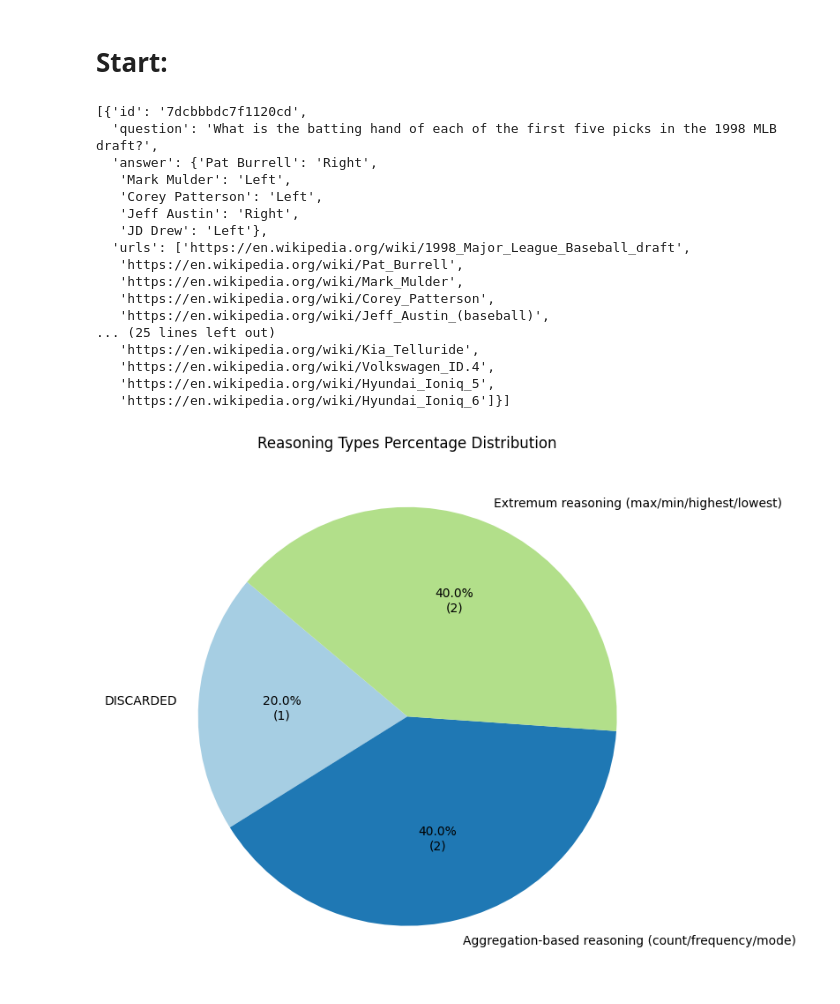
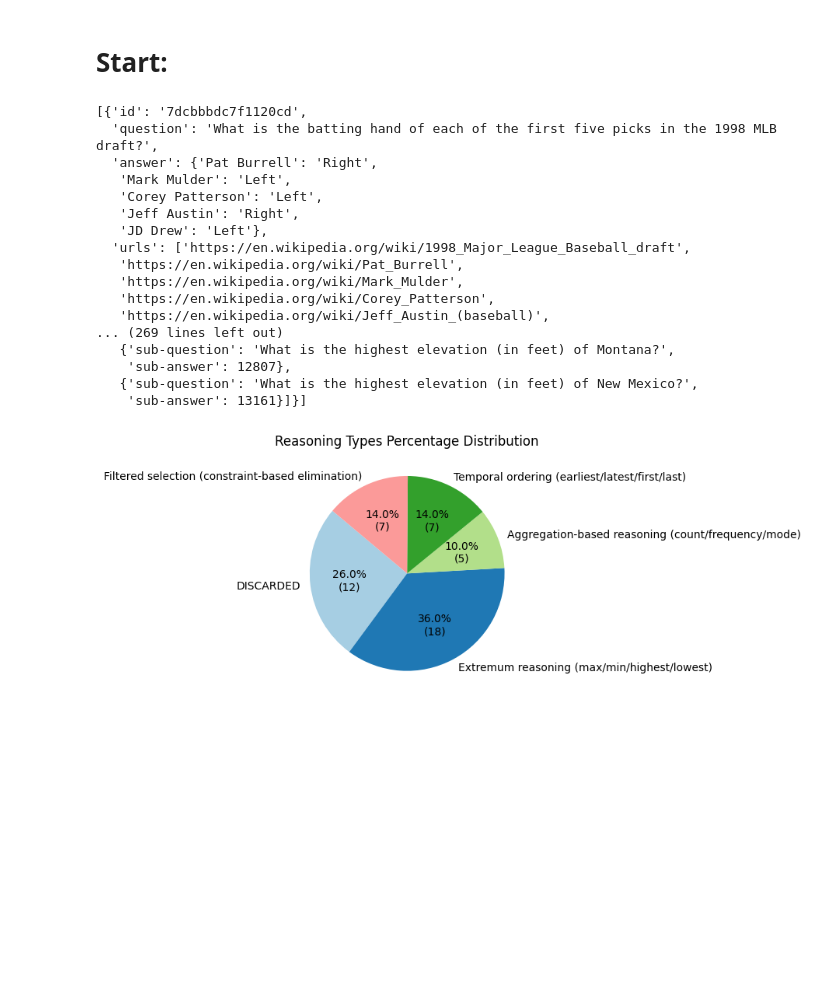
Before and after one commit to danielhk753/CLECK, a Jupyter notebook: notebooks/create_dataset.ipynb, the cells around one changed output. Drawn from its saved outputs; the diff is of its cells as text; code cells hidden in the pictures; blank space fills up the shorter version.

```diff
--- a/notebooks/create_dataset.ipynb
+++ b/notebooks/create_dataset.ipynb
@@ -39,7 +39,7 @@ from knowledge_maze.create_dataset.seed_dataset import get_combined_transformed_
 
 seed_data = get_combined_transformed_datasets()
 # %%
-seed_data[:3]
+seed_data[:10]
 # %% [output]
 [{'id': '7dcbbbdc7f1120cd',
   'question': 'What is the batting hand of each of the first five picks in the 1998 MLB draft?',
@@ -53,14 +53,14 @@ seed_data[:3]
    'https://en.wikipedia.org/wiki/Mark_Mulder',
    'https://en.wikipedia.org/wiki/Corey_Patterson',
    'https://en.wikipedia.org/wiki/Jeff_Austin_(baseball)',
-... (25 lines left out)
-   'https://en.wikipedia.org/wiki/Kia_Telluride',
-   'https://en.wikipedia.org/wiki/Volkswagen_ID.4',
-   'https://en.wikipedia.org/wiki/Hyundai_Ioniq_5',
-   'https://en.wikipedia.org/wiki/Hyundai_Ioniq_6']}]
+... (269 lines left out)
+   {'sub-question': 'What is the highest elevation (in feet) of Montana?',
+    'sub-answer': 12807},
+   {'sub-question': 'What is the highest elevation (in feet) of New Mexico?',
+    'sub-answer': 13161}]}]
 # %%
 from knowledge_maze.create_dataset.prepare_questions import transform_question_to_specific
 
-new_dat = await transform_question_to_specific(seed_data[:5])
+new_dat = await transform_question_to_specific(seed_data[:50])
 # %% [output]
-[figure, old version]
+[figure, new version]
```
Also changed, not shown: parts of 10 cells of this notebook, 3 other files.
